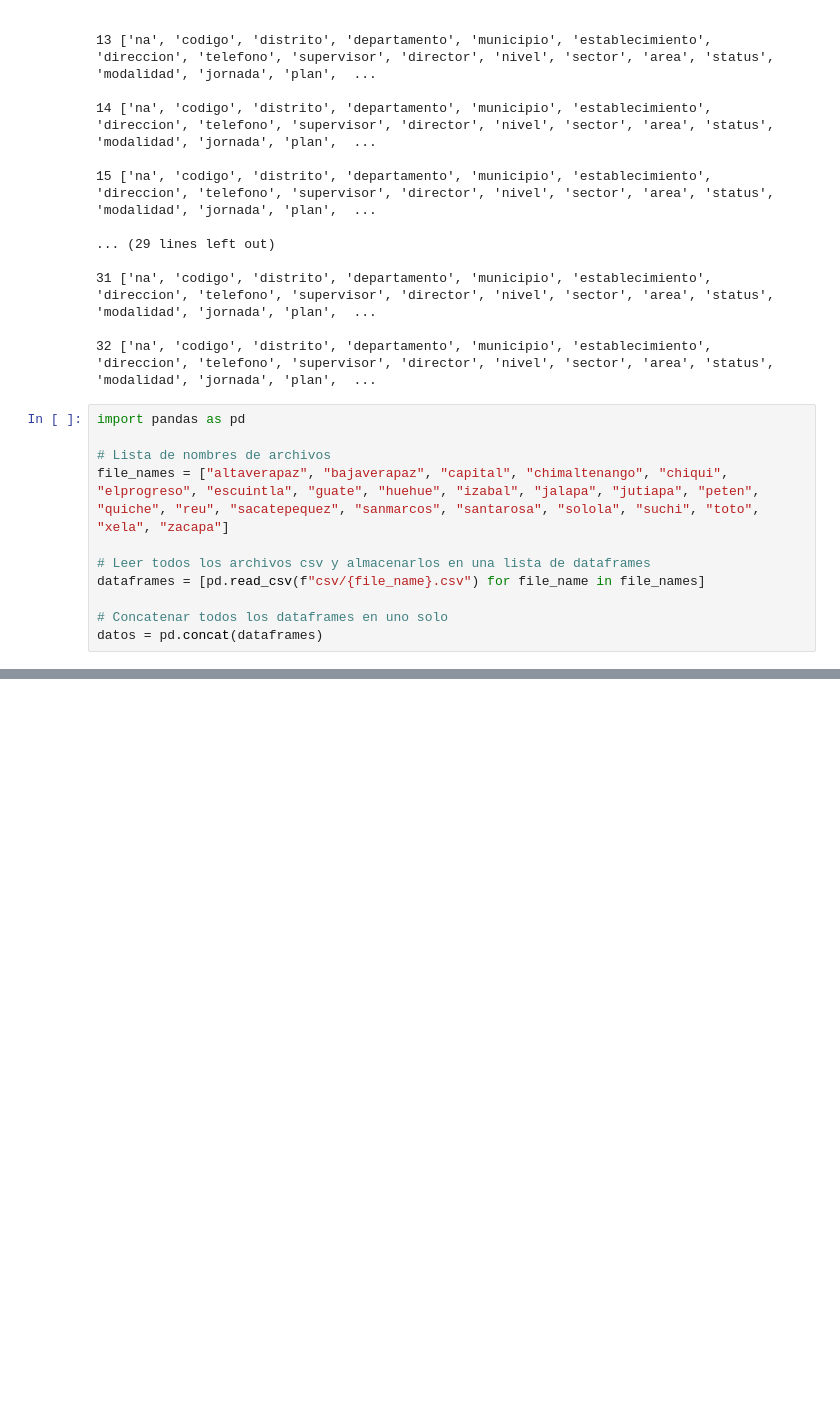
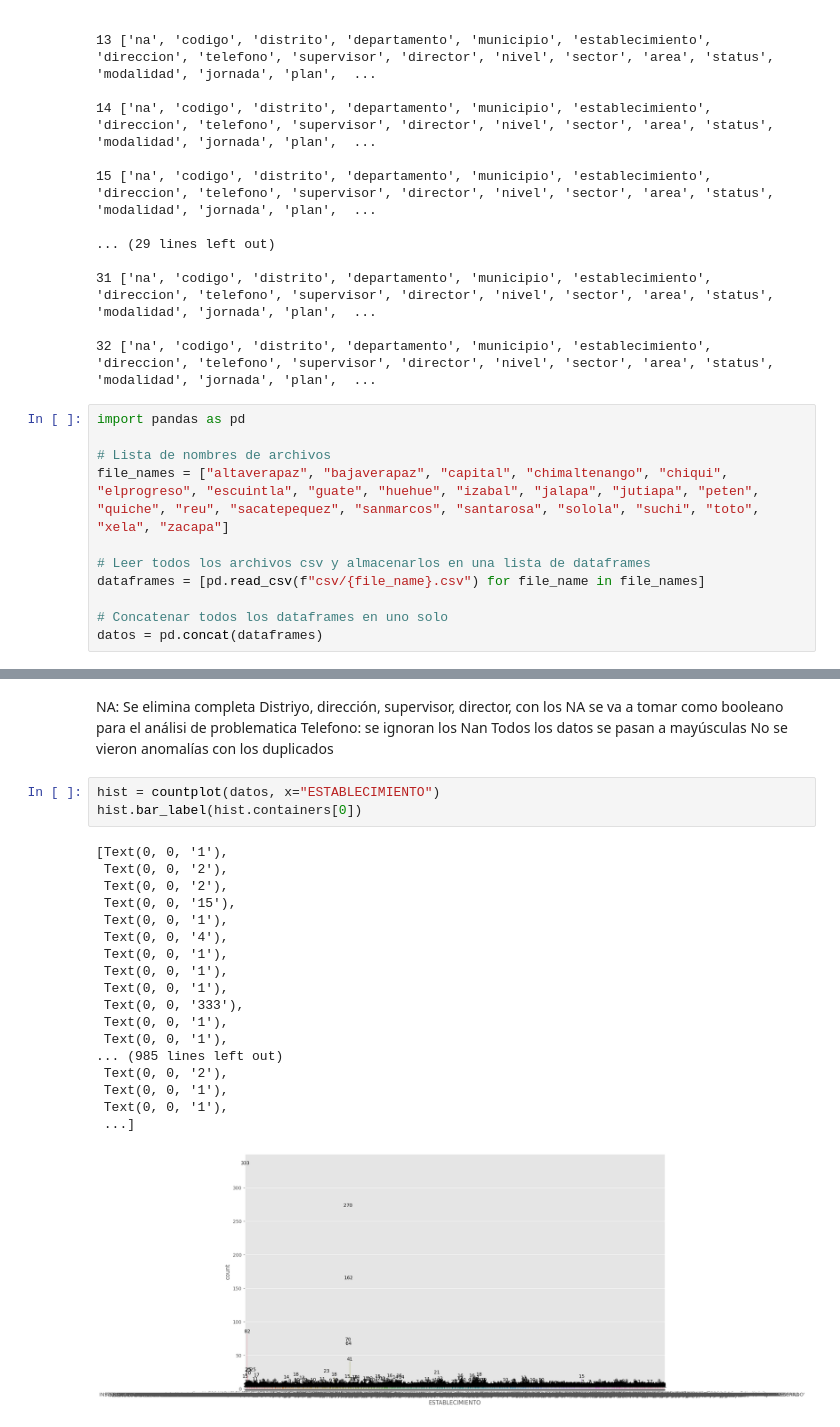
Before and after one commit to per18364/Proyecto1DS, a Jupyter notebook: Proyecto.ipynb, the cells around one changed output, grey strips where cells are left out. Drawn from its saved outputs; the diff is of its cells as text; blank space fills up the shorter version.

```diff
--- a/Proyecto.ipynb
+++ b/Proyecto.ipynb
@@ -119,0 +163,28 @@ heatmap(datos.isnull(), yticklabels = False, cbar = False, cmap = 'viridis')
+# %% [markdown]
+NA: Se elimina completa
+Distriyo, dirección, supervisor, director, con los NA se va a tomar como booleano para el análisi de problematica
+Telefono: se ignoran los Nan
+Todos los datos se pasan a mayúsculas
+No se vieron anomalías con los duplicados
+# %%
+hist = countplot(datos, x="ESTABLECIMIENTO")
+hist.bar_label(hist.containers[0])
+# %% [output]
+[Text(0, 0, '1'),
+ Text(0, 0, '2'),
+ Text(0, 0, '2'),
+ Text(0, 0, '15'),
+ Text(0, 0, '1'),
+ Text(0, 0, '4'),
+ Text(0, 0, '1'),
+ Text(0, 0, '1'),
+ Text(0, 0, '1'),
+ Text(0, 0, '333'),
+ Text(0, 0, '1'),
+ Text(0, 0, '1'),
+... (985 lines left out)
+ Text(0, 0, '2'),
+ Text(0, 0, '1'),
+ Text(0, 0, '1'),
+ ...]
+[figure, added]
```
Also changed, not shown: parts of 7 cells of this notebook.
